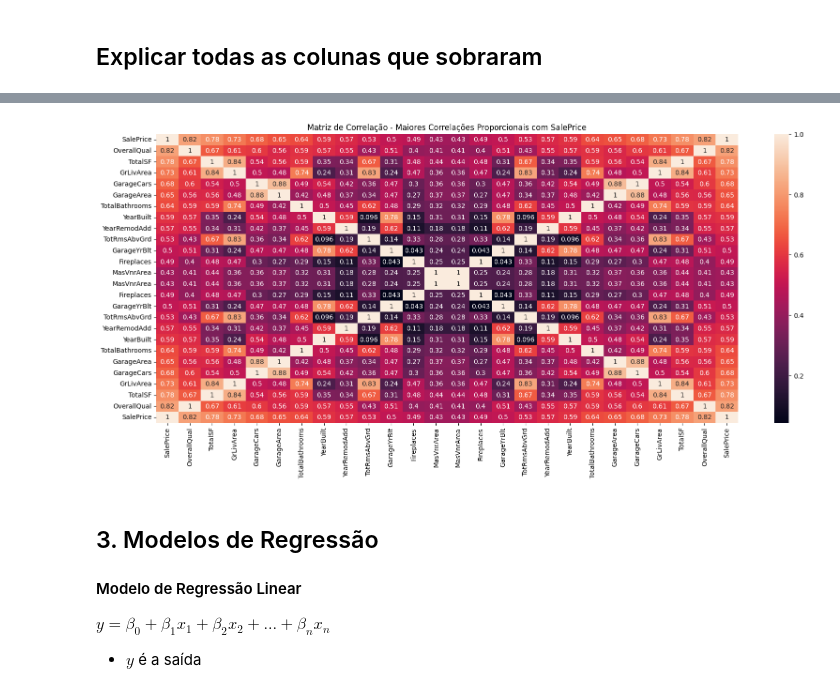
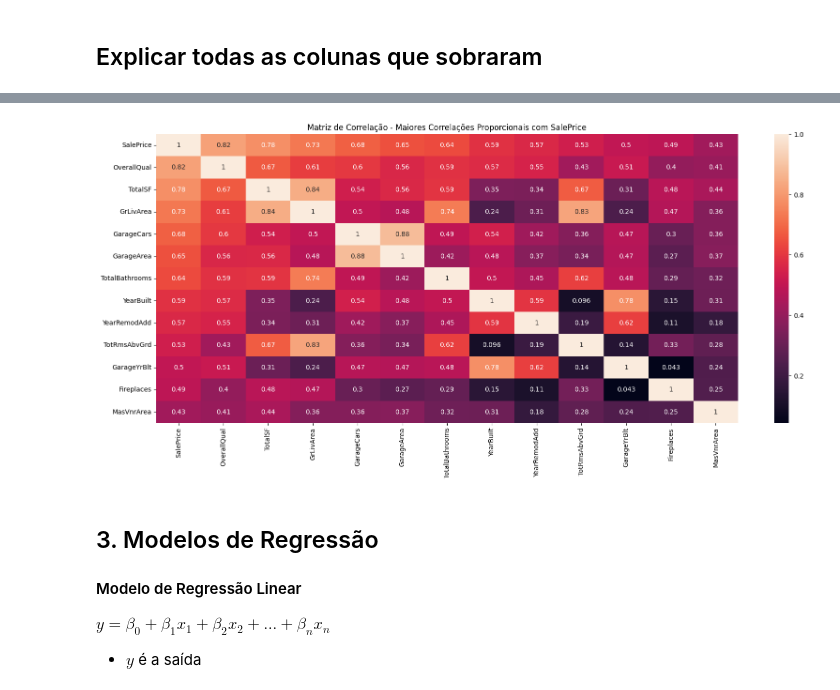
Before and after one commit to Nathan-Rgs/patternRecognition-supervisedLearning, a Jupyter notebook: regression/houses.ipynb, the cells around one changed output, grey strips where cells are left out. Cells and saved outputs as stored; diff of their text form; code cells hidden in the pictures.

```diff
--- a/regression/houses.ipynb
+++ b/regression/houses.ipynb
@@ -281,22 +281,20 @@ dtype: int64
 # %%
 # Calcular a matriz de correlação
 corr_matrix = train.corr()
 
-top_positive_corr = corr_matrix['SalePrice'].sort_values(ascending=False).head(15)
-top_negative_corr = corr_matrix['SalePrice'].sort_values(ascending=True).head(15)
-corr_table = pd.concat([top_positive_corr, top_negative_corr])
+corr_table = corr_matrix['SalePrice'].sort_values(ascending=False)
 df_correlation = train[corr_table.index].corr()
 
 plt.figure(figsize=(20, 8))
 sns.heatmap(df_correlation,
             annot=True,
             xticklabels=df_correlation.columns,
             yticklabels=df_correlation.columns)
 
 plt.title("Matriz de Correlação - Maiores Correlações Proporcionais com SalePrice")
 plt.show()
 # %% [output]
-[figure, old version]
+[figure, new version]
 # %% [markdown]
 ## 3. Modelos de Regressão
 
```
Also changed, not shown: parts of 2 cells of this notebook.
